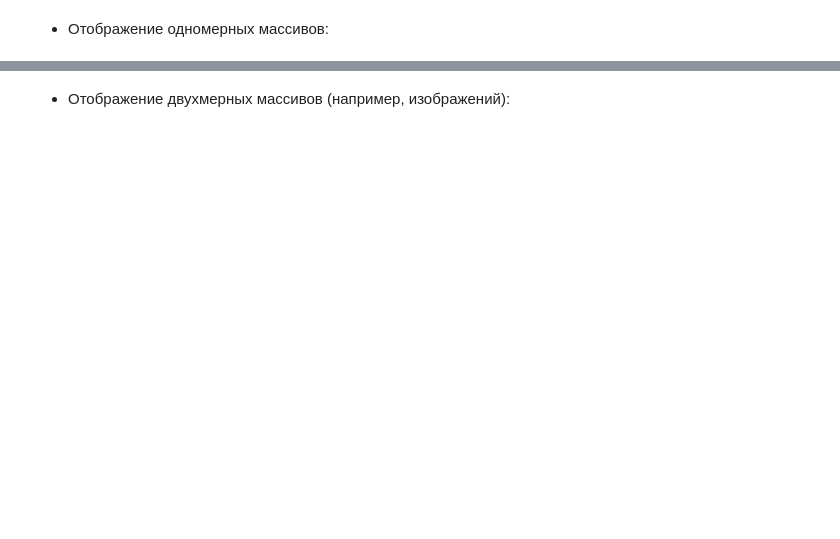
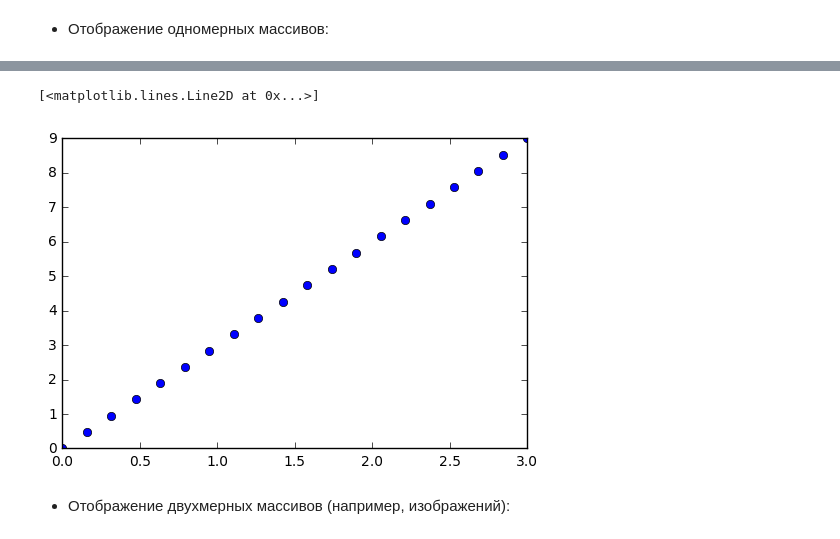
Before and after one commit to ditas/hw, a Jupyter notebook: jupyter_notebooks/lesson01_data_analysis/lesson1_part1_NumPy.ipynb, the cells around one changed output, grey strips where cells are left out. Saved outputs shown, nothing was run; the diff lists cells and outputs as text; code cells hidden in the pictures; blank space fills up the shorter version.

```diff
--- a/jupyter_notebooks/lesson01_data_analysis/lesson1_part1_NumPy.ipynb
+++ b/jupyter_notebooks/lesson01_data_analysis/lesson1_part1_NumPy.ipynb
@@ -75,2 +301,7 @@ $ ipython notebook --pylab=inline
+# %%
+plt.plot(x, y, 'o')  # dot plot
+# %% [output]
+[<matplotlib.lines.Line2D at 0x...>]
+[figure, added]
 # %% [markdown]
 - Отображение двухмерных массивов (например, изображений):
```
Also changed, not shown: parts of 89 cells of this notebook, 2 other files.
